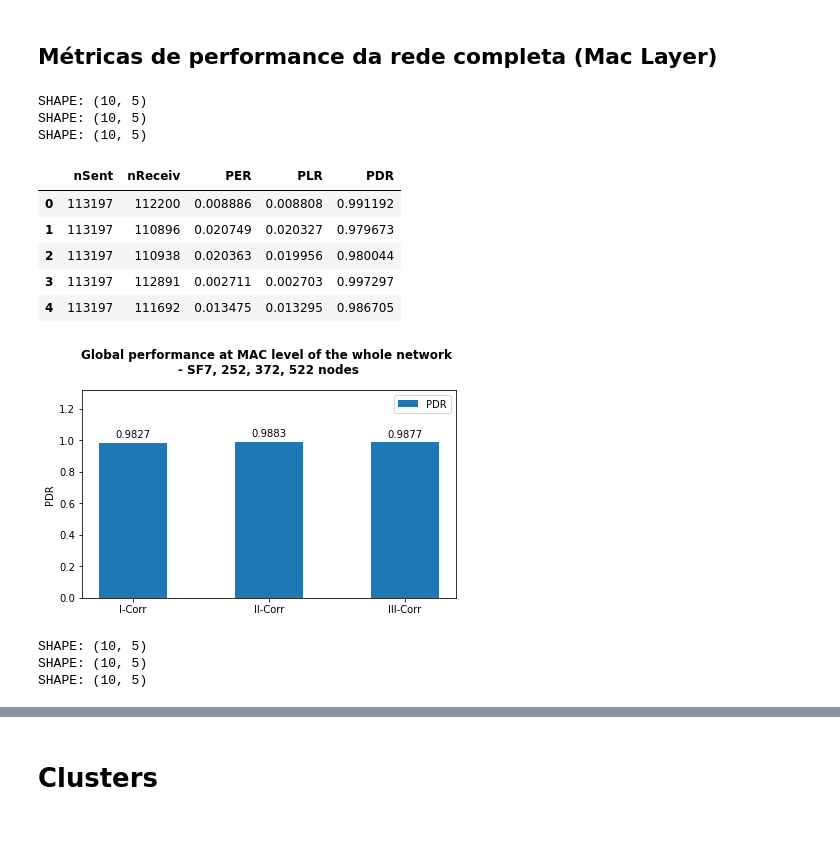
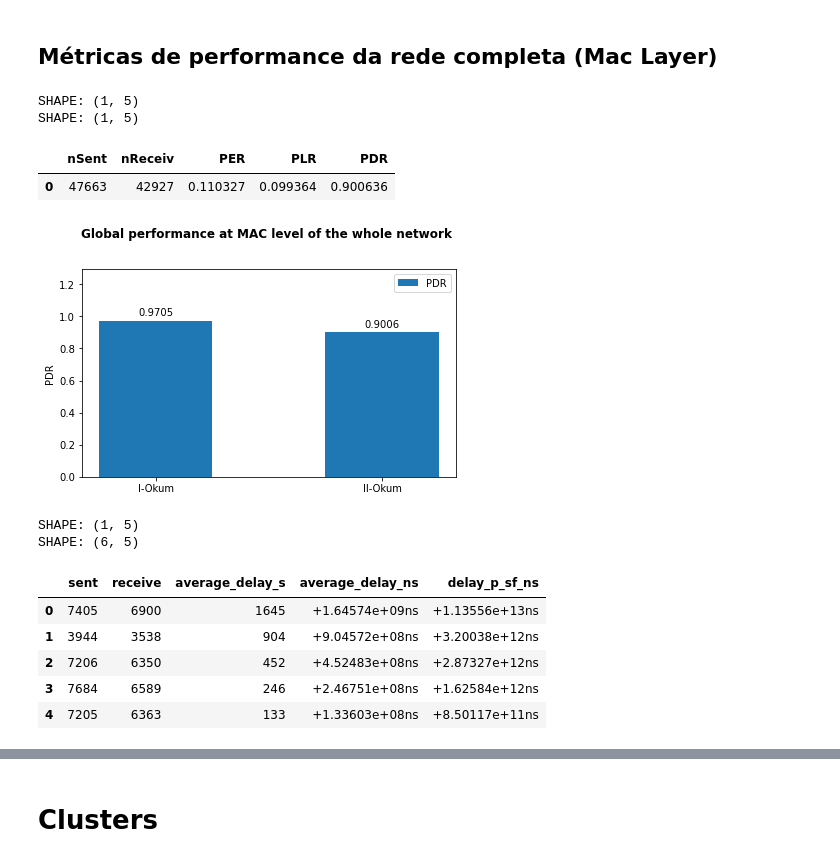
Before and after one commit to wasp-lahis/ns3-bmap, a Jupyter notebook: NS3/lorawan-experiments/smart-campus-applications/analyse_results/unicamp_scenario_analisys.ipynb, the cells around one changed output, grey strips where cells are left out. Drawn from its saved outputs; the diff is of its cells as text; code cells hidden in the pictures; blank space fills up the shorter version.

```diff
--- a/NS3/lorawan-experiments/smart-campus-applications/analyse_results/unicamp_scenario_analisys.ipynb
+++ b/NS3/lorawan-experiments/smart-campus-applications/analyse_results/unicamp_scenario_analisys.ipynb
@@ -571,9 +739,9 @@ plt.show()
 # ----- Open Datasets - Camada MAC
 
 file = "net_results.txt"
-path_cenario_0 = current_path + "/smart-campus-applications/simulations/01/" + file
-path_cenario_1 = current_path + "/smart-campus-applications/simulations/02/" + file
-path_cenario_2 = current_path + "/smart-campus-applications/simulations/03/" + file
+path_cenario_0 = current_path + "/smart-campus-applications/simulations/16/" + file
+path_cenario_1 = current_path + "/smart-campus-applications/simulations/17/" + file
+# path_cenario_2 = current_path + "/smart-campus-applications/simulations/03/" + file
 # path_cenario_3 = current_path + "/simulations/05/" + file
 
 net_0_df = pd.read_csv(path_cenario_0, header=None)
@@ -586,33 +754,28 @@ net_1_df.columns = ["nSent", "nReceiv", "PER", "PLR", "PDR"]
 print("SHAPE:", net_1_df.shape)
 net_1_df.head()
 
-net_2_df = pd.read_csv(path_cenario_2, header=None)
-net_2_df.columns = ["nSent", "nReceiv", "PER", "PLR", "PDR"]
-print("SHAPE:", net_2_df.shape)
-net_2_df.head()
+# net_2_df = pd.read_csv(path_cenario_2, header=None)
+# net_2_df.columns = ["nSent", "nReceiv", "PER", "PLR", "PDR"]
+# print("SHAPE:", net_2_df.shape)
+# net_2_df.head()
 
 # net_3_df = pd.read_csv(path_cenario_3, header=None)
 # net_3_df.columns = ["nSent", "nReceiv", "PER", "PLR", "PDR"]
 # print("SHAPE:", net_3_df.shape)
 # net_3_df.head()
 # %% [output]
-SHAPE: (10, 5)
-SHAPE: (10, 5)
-SHAPE: (10, 5)
+SHAPE: (1, 5)
+SHAPE: (1, 5)
 |  | nSent | nReceiv | PER | PLR | PDR |
-| 0 | 113197 | 112200 | 0.008886 | 0.008808 | 0.991192 |
-| 1 | 113197 | 110896 | 0.020749 | 0.020327 | 0.979673 |
-| 2 | 113197 | 110938 | 0.020363 | 0.019956 | 0.980044 |
-| 3 | 113197 | 112891 | 0.002711 | 0.002703 | 0.997297 |
-| 4 | 113197 | 111692 | 0.013475 | 0.013295 | 0.986705 |
+| 0 | 47663 | 42927 | 0.110327 | 0.099364 | 0.900636 |
 # %%
 #REMOVE OUTLIERS
 # net_2_df = net_2_df.iloc[1:].head()
 # %%
 # labels = ['1 ano', '30d - 30min', '30d -10min']
-labels = ['I-Corr', 'II-Corr', 'III-Corr']
+labels = ['I-Okum', 'II-Okum']
 
-pdr = [net_0_df['PDR'].mean(), net_1_df['PDR'].mean(), net_2_df['PDR'].mean()]
+pdr = [net_0_df['PDR'].mean(), net_1_df['PDR'].mean()]
 
 x = np.arange(len(labels))  # the label locations
 width = 0.5  # the width of the bars
@@ -622,42 +785,42 @@ rects1 = ax.bar(x, pdr, width, label='PDR')
 
 
 # Add some text for labels, title and custom x-axis tick labels, etc.
 ax.set_ylabel('PDR')
-ax.set_title('Global performance at MAC level of the whole network \n- SF7, 252, 372, 522 nodes', fontweight='bold', fontsize=12, y=1.05)
+ax.set_title('Global performance at MAC level of the whole network \n', fontweight='bold', fontsize=12, y=1.05)
 ax.set_xticks(x)
 ax.set_xticklabels(labels)
 # ax.set_xlim([0, 1])
 ax.set_ylim([0, max(pdr) + max(pdr)/3])
 ax.legend()
 
 
 def autolabel(rects):
     """Attach a text label above each bar in *rects*, displaying its height."""
     for rect in rects:
         height = rect.get_height()
         ax.annotate('{}'.format(round(height,4)),
                     xy=(rect.get_x() + rect.get_width() / 2, height),
                     xytext=(0, 3),  # 3 points vertical offset
                     textcoords="offset points",
                     ha='center', va='bottom')
 
 
 autolabel(rects1)
 
 
 fig.tight_layout()
 
 plt.show()
 fig.savefig('mac_performance.png',bbox_inches='tight')
 # %% [output]
-[figure, old version]
+[figure, new version]
 # %%
 # ----- Open Datasets - Camada Delay
 
 file = "delay_results.txt"
-path_cenario_0 = current_path + "/smart-campus-applications/simulations/01/" + file
-path_cenario_1 = current_path + "/smart-campus-applications/simulations/02/" + file
-path_cenario_2 = current_path + "/smart-campus-applications/simulations/03/" + file
+path_cenario_0 = current_path + "/smart-campus-applications/simulations/16/" + file
+path_cenario_1 = current_path + "/smart-campus-applications/simulations/17/" + file
+# path_cenario_2 = current_path + "/smart-campus-applications/simulations/03/" + file
 # path_cenario_3 = current_path + "/simulations/05/" + file
 
 delay_0_df = pd.read_csv(path_cenario_0, header=None)
@@ -669,20 +832,25 @@ print("\nSHAPE:", net_0_df.shape)
 delay_1_df = pd.read_csv(path_cenario_1, header=None)
 delay_1_df.columns = ["sent", "receive", "average_delay_s", "average_delay_ns", "delay_p_sf_ns"]
 print("SHAPE:", delay_1_df.shape)
-# delay_1_df.head()
+delay_1_df.head()
 
-delay_2_df = pd.read_csv(path_cenario_2, header=None)
-delay_2_df.columns = ["sent", "receive", "average_delay_s", "average_delay_ns", "delay_p_sf_ns"]
-print("SHAPE:", delay_2_df.shape)
+# delay_2_df = pd.read_csv(path_cenario_2, header=None)
+# delay_2_df.columns = ["sent", "receive", "average_delay_s", "average_delay_ns", "delay_p_sf_ns"]
+# print("SHAPE:", delay_2_df.shape)
 # delay_2_df.head()
 
 # delay_3_df = pd.read_csv(path_cenario_3, header=None)
 # delay_3_df.columns = ["sent", "receive", "average_delay_s", "average_delay_ns", "delay_p_sf_ns"]
 # print("SHAPE:", delay_3_df.shape)
 # %% [output]
-SHAPE: (10, 5)
-SHAPE: (10, 5)
-SHAPE: (10, 5)
+SHAPE: (1, 5)
+SHAPE: (6, 5)
+|  | sent | receive | average_delay_s | average_delay_ns | delay_p_sf_ns |
+| 0 | 7405 | 6900 | 1645 | +1.64574e+09ns | +1.13556e+13ns |
+| 1 | 3944 | 3538 | 904 | +9.04572e+08ns | +3.20038e+12ns |
+| 2 | 7206 | 6350 | 452 | +4.52483e+08ns | +2.87327e+12ns |
+| 3 | 7684 | 6589 | 246 | +2.46751e+08ns | +1.62584e+12ns |
+| 4 | 7205 | 6363 | 133 | +1.33603e+08ns | +8.50117e+11ns |
 # %%
 # delay_2_df['average_delay_s'].mean()
 # %%
```
Also changed, not shown: parts of 20 cells of this notebook, 28 other files.
